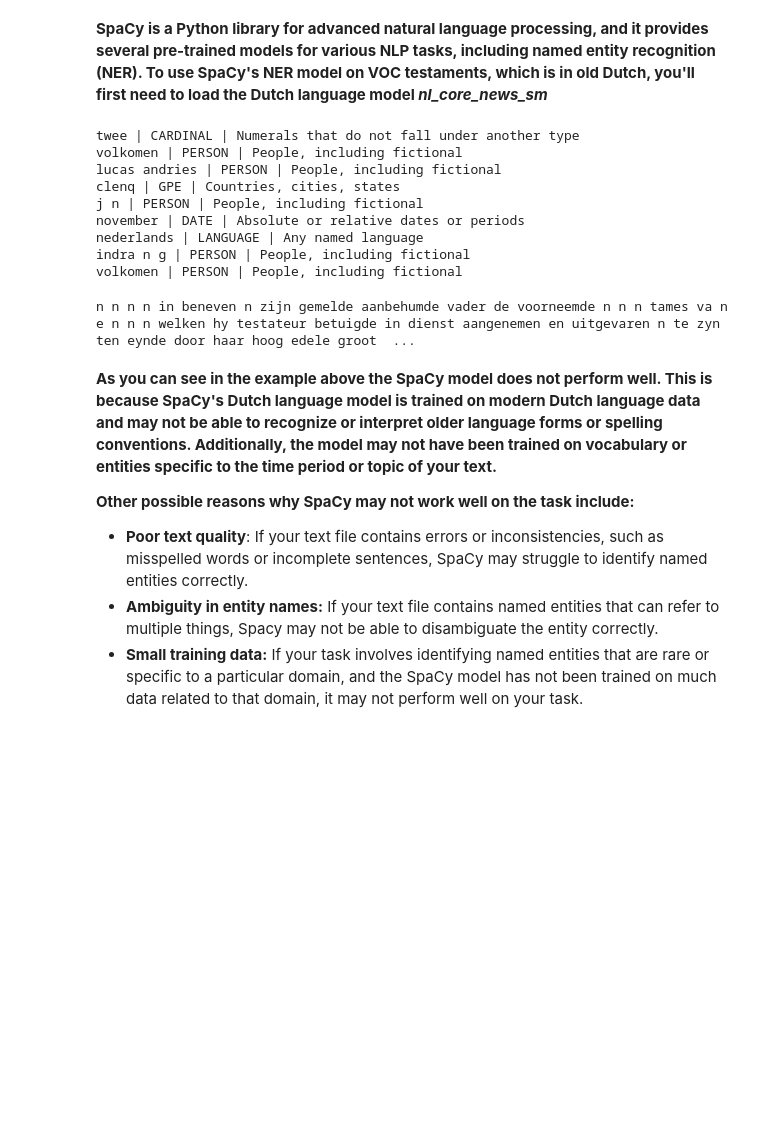
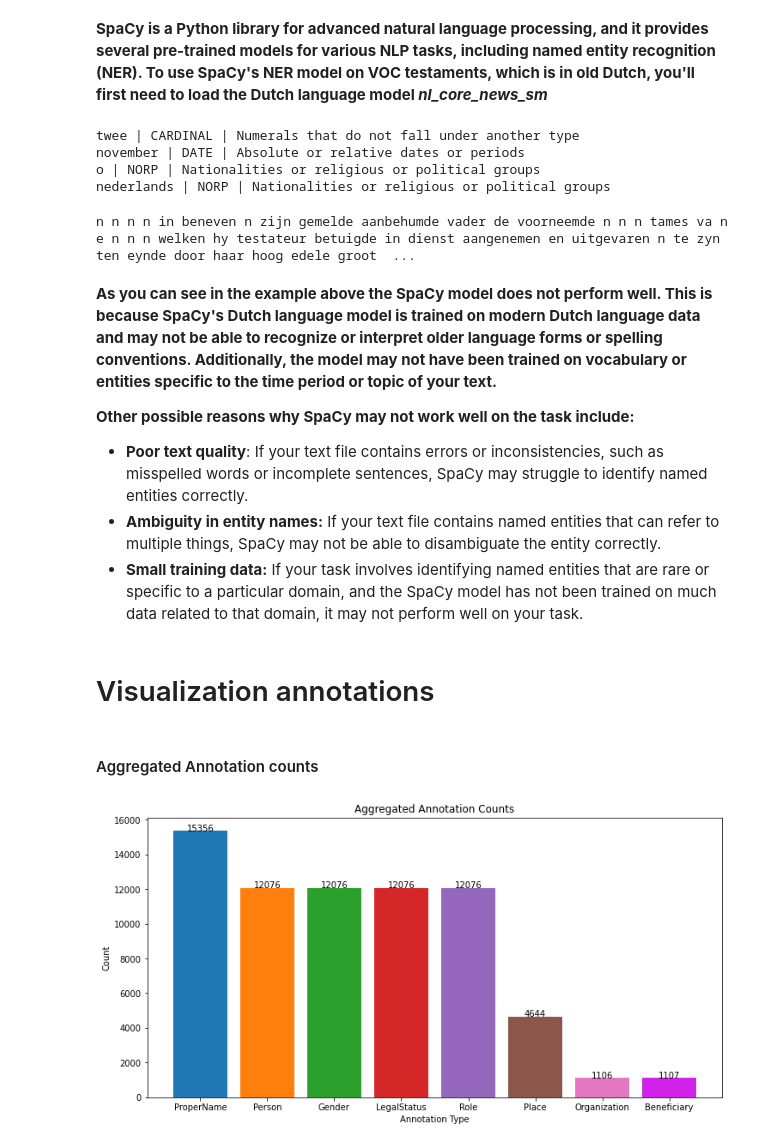
Before and after one commit to wolfsinem/NER-on-historical-colonial-archives-of-the-VOC, a Jupyter notebook: EDA_VOC.ipynb, the cells around one changed output. Drawn from its saved outputs; the diff is of its cells as text; code cells hidden in the pictures; blank space fills up the shorter version.

```diff
--- a/EDA_VOC.ipynb
+++ b/EDA_VOC.ipynb
@@ -79,6 +62,0 @@ data_path = '../UnSilence_VOC-main/data/annotated_data/'
-# %%
-# In total there are 2199 annotation files and text files
-for i in ['A','B','C','D','E']:
-    file_list = os.listdir(data_path+i)
-    num_ann_files = len([filename for filename in file_list if filename.endswith('.ann')])
-    print(num_ann_files)
@@ -147,20 +147,15 @@ T28     ProperName 1867 1874    E. Comp
 with open(data_path+'A/NL-HaNA_1.04.02_6848_0031.txt') as f:
         lines = f.readlines()
 
-text = clean_text(lines)
+text = clean_text_func(lines)
 doc = nlp(text)
 for ent in doc.ents:
     print(ent.text, "|", ent.label_, "|", spacy.explain(ent.label_))
 # %% [output]
 twee | CARDINAL | Numerals that do not fall under another type
-volkomen | PERSON | People, including fictional
-lucas andries | PERSON | People, including fictional
-clenq | GPE | Countries, cities, states
-j n | PERSON | People, including fictional
 november | DATE | Absolute or relative dates or periods
-nederlands | LANGUAGE | Any named language
-indra n g | PERSON | People, including fictional
-volkomen | PERSON | People, including fictional
+o | NORP | Nationalities or religious or political groups
+nederlands | NORP | Nationalities or religious or political groups
 # %%
 displacy.render(doc, style="ent",page=True)
 # %% [output]
@@ -171,5 +166,5 @@ n n n n in beneven n zijn gemelde aanbehumde vader de voorneemde n n n tames va
 **Other possible reasons why SpaCy may not work well on the task include:**
 
 - **Poor text quality**: If your text file contains errors or inconsistencies, such as misspelled words or incomplete sentences, SpaCy may struggle to identify named entities correctly.
-- **Ambiguity in entity names:** If your text file contains named entities that can refer to multiple things, Spacy may not be able to disambiguate the entity correctly.
+- **Ambiguity in entity names:** If your text file contains named entities that can refer to multiple things, SpaCy may not be able to disambiguate the entity correctly.
 - **Small training data:** If your task involves identifying named entities that are rare or specific to a particular domain, and the SpaCy model has not been trained on much data related to that domain, it may not perform well on your task.
@@ -179,0 +171,58 @@ n n n n in beneven n zijn gemelde aanbehumde vader de voorneemde n n n tames va
+# %% [markdown]
+# Visualization annotations
+# %% [markdown]
+#### Aggregated Annotation counts
+# %%
+data_path = data_path
+
+# create a dictionary to store the count of each annotation type for each file
+type_counts = {'A': {}, 'B': {}, 'C': {}, 'D': {}, 'E': {}}
+
+# loop through each directory
+for i in ['A', 'B', 'C', 'D', 'E']:
+    # loop through each .ann file in the directory
+    for file_name in [f for f in os.listdir(data_path + i) if f.endswith('.ann')]:
+        with open(data_path + i + '/' + file_name, 'r') as f:
+            # loop through each line in the .ann file
+            for line in f:
+                # split the line into its components
+                components = line.split('\t')
+                if components[0][0] == 'T':
+                    # count test-bound annotations
+                    type_name = components[1].split()[0]
+                    if type_name not in type_counts[i]:
+                        type_counts[i][type_name] = 1
+                    else:
+                        type_counts[i][type_name] += 1
+                elif components[0][0] == 'A':
+                    # count attribute annotations
+                    type_name = components[1].split()[0]
+                    if type_name not in type_counts[i]:
+                        type_counts[i][type_name] = 1
+                    else:
+                        type_counts[i][type_name] += 1
+
+# create a dictionary to store the aggregated count of each annotation type
+agg_counts = {}
+
+# loop through each directory
+for i in ['A', 'B', 'C', 'D', 'E']:
+    # loop through each annotation type in the file
+    for type_name in type_counts[i]:
+        # add the count to the aggregated count
+        if type_name not in agg_counts:
+            agg_counts[type_name] = type_counts[i][type_name]
+        else:
+            agg_counts[type_name] += type_counts[i][type_name]
+
+# create a bar chart for the aggregated counts
+fig, ax = plt.subplots(1, 1, figsize=(12, 6))
+ax.bar(agg_counts.keys(), agg_counts.values(),color=['#1f77b4', '#ff7f0e', '#2ca02c', '#d62728', '#9467bd', '#8c564b', '#e377c2','#d122e9'])
+ax.set_title('Aggregated Annotation Counts')
+ax.set_xlabel('Annotation Type')
+ax.set_ylabel('Count')
+for i, v in enumerate(agg_counts.values()):
+    ax.text(i, v, str(v), color='black', ha='center')
+plt.show()
+# %% [output]
+[figure, added]
```
Also changed, not shown: parts of 30 cells of this notebook.
